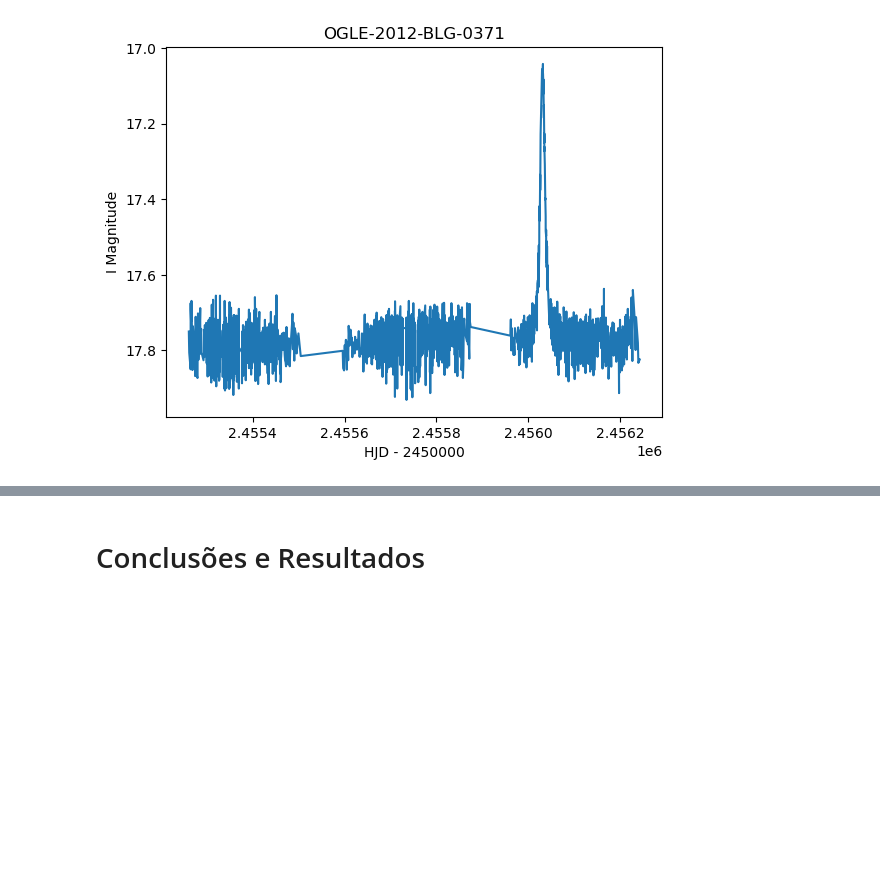
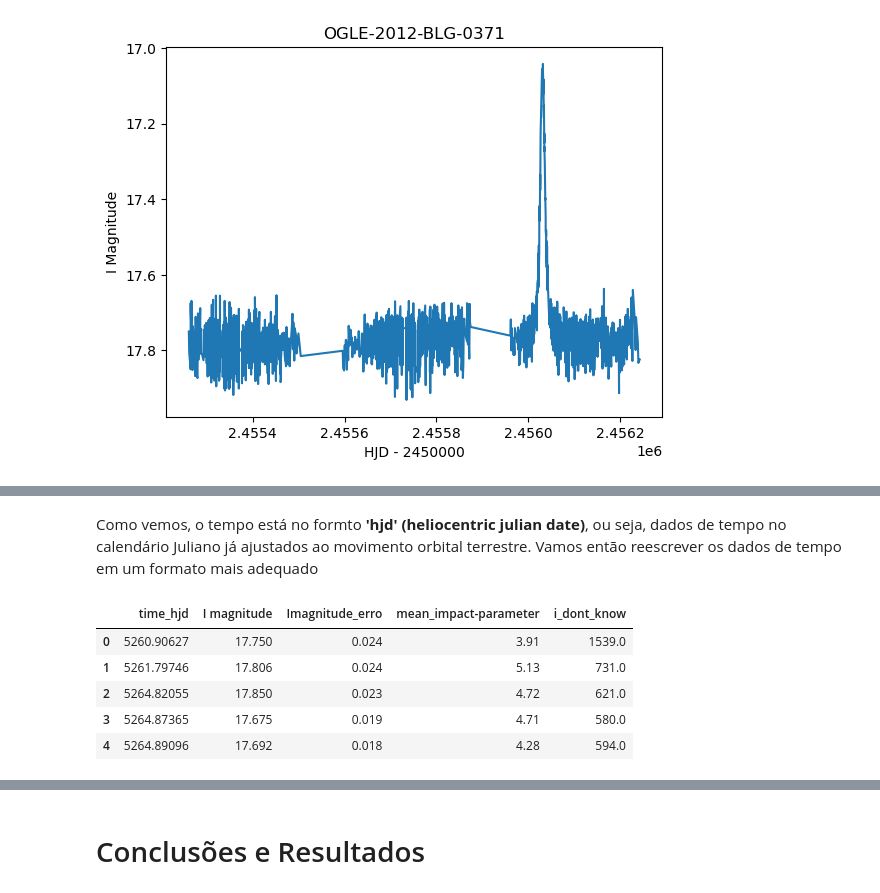
Before and after one commit to physerikc/gravitational-microlens, a Jupyter notebook: codes/ogle_one_lens.ipynb, the cells around one changed output, grey strips where cells are left out. Saved outputs shown, nothing was run; the diff lists cells and outputs as text; code cells hidden in the pictures; blank space fills up the shorter version.

```diff
--- a/codes/ogle_one_lens.ipynb
+++ b/codes/ogle_one_lens.ipynb
@@ -52,15 +80,15 @@ import math
 # %%
 dataset = pd.read_csv('ogle2012blg0371.txt', sep=' ')
 
-dataset = dataset.rename(columns={'2455260.86264' : 'hjd'})
+dataset = dataset.rename(columns={'2455260.86264' : 'time_hjd'})
 dataset = dataset.rename(columns={'17.743' : 'I magnitude'})
 dataset = dataset.rename(columns={'0.018' : 'Imagnitude_erro'})
 dataset = dataset.rename(columns={'3.80' : 'mean_impact-parameter'})
 dataset = dataset.rename(columns={'651.0' : 'i_dont_know'})
 
-df = dataset[['hjd', 'I magnitude', 'Imagnitude_erro', 'mean_impact-parameter', 'i_dont_know']]
+df = dataset[['time_hjd', 'I magnitude', 'Imagnitude_erro', 'mean_impact-parameter', 'i_dont_know']]
 # %%
-x = df['hjd']
+x = df['time_hjd']
 y = df['I magnitude']
 
 plt.title('OGLE-2012-BLG-0371')
@@ -140,21 +103,0 @@ plt.show()
-# %%
-x = df_clean['hjd']
-y = df_clean['I magnitude']
-erros = df_clean['Imagnitude_erro']
-
-
-df.plot.scatter(x='hjd', y='I magnitude', s = 5, c='k', marker='o', linewidths=1)
-plt.axvline(x=6031.205, color='r', linestyle='--')
-
-plt.errorbar(x, y, yerr=erros, fmt='.', capsize=2, label='Erro', c='k')
-
-plt.title('OGLE-2012-BLG-0371')
-plt.xlabel('HJD - 2450000')
-plt.ylabel('I Magnitude')
-
-limit = 30
-plt.xlim(6031.205-limit, 6031.205+limit)
-plt.ylim(16.6, 18.5)
-
-plt.gca().invert_yaxis()
-plt.show()
@@ -223,0 +104,22 @@ plt.scatter(dados_completos['hjd'], dados_completos['Mts3'], c='r', s=5, marker=
+# %% [markdown]
+Como vemos, o tempo está no formto **'hjd' (heliocentric julian date)**, ou seja, dados de tempo no calendário Juliano já ajustados ao movimento orbital terrestre. Vamos então reescrever os dados de tempo em um formato mais adequado
+# %%
+def hjd_to_days(hjd, jd_reference, days_per_jd):
+    return np.abs((hjd - jd_reference)) / days_per_jd
+
+# Suponha que jd_reference = 0 (início do calendário juliano) e dias_por_jd = 1
+jd_reference = 2450000
+days_per_jd = 1
+
+df_clean = df.copy()
+
+# Convertendo HJD para dias normais
+df_clean['time_hjd'] = df_clean['time_hjd'].map(lambda x: hjd_to_days(x, jd_reference, days_per_jd))
+df_clean.head()
+# %% [output]
+|  | time_hjd | I magnitude | Imagnitude_erro | mean_impact-parameter | i_dont_know |
+| 0 | 5260.90627 | 17.750 | 0.024 | 3.91 | 1539.0 |
+| 1 | 5261.79746 | 17.806 | 0.024 | 5.13 | 731.0 |
+| 2 | 5264.82055 | 17.850 | 0.023 | 4.72 | 621.0 |
+| 3 | 5264.87365 | 17.675 | 0.019 | 4.71 | 580.0 |
+| 4 | 5264.89096 | 17.692 | 0.018 | 4.28 | 594.0 |
```
Also changed, not shown: parts of 30 cells of this notebook.
